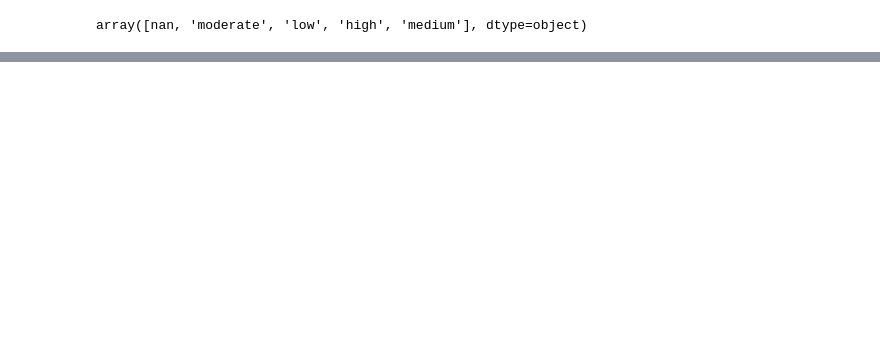
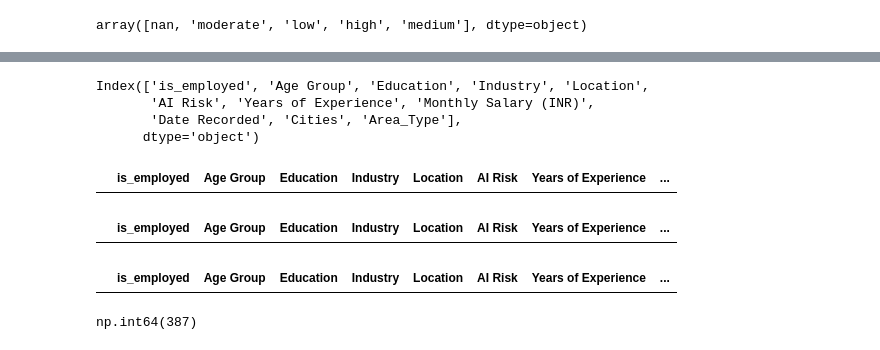
Before and after one commit to adarsh-singh106/Road-To-ML, a Jupyter notebook: ML-1/Self Practice/employment_data.ipynb, the cells around one changed output, grey strips where cells are left out. Saved outputs shown, nothing was run; the diff lists cells and outputs as text; code cells hidden in the pictures; blank space fills up the shorter version.

```diff
--- a/ML-1/Self Practice/employment_data.ipynb
+++ b/ML-1/Self Practice/employment_data.ipynb
@@ -179,0 +279,25 @@ Values->
+# %%
+df.columns
+# %% [output]
+Index(['is_employed', 'Age Group', 'Education', 'Industry', 'Location',
+       'AI Risk', 'Years of Experience', 'Monthly Salary (INR)',
+       'Date Recorded', 'Cities', 'Area_Type'],
+      dtype='object')
+# %%
+# Tas
+df[(df['is_employed'] == 'No')&(df['Monthly Salary (INR)'].isna())]
+# %% [output]
+|  | is_employed | Age Group | Education | Industry | Location | AI Risk | Years of Experience | ... |
+# %%
+# Tas
+df[(df['is_employed'] == 'No')&(df['Monthly Salary (INR)'] != 0)]
+# %% [output]
+|  | is_employed | Age Group | Education | Industry | Location | AI Risk | Years of Experience | ... |
+# %%
+df[(df['is_employed'] == 'Yes') & (df['Monthly Salary (INR)'] == 0)]
+# %% [output]
+|  | is_employed | Age Group | Education | Industry | Location | AI Risk | Years of Experience | ... |
+# %%
+df['Monthly Salary (INR)'].isnull().sum()
+# %% [output]
+np.int64(387)
```
Also changed, not shown: parts of 14 cells of this notebook.
